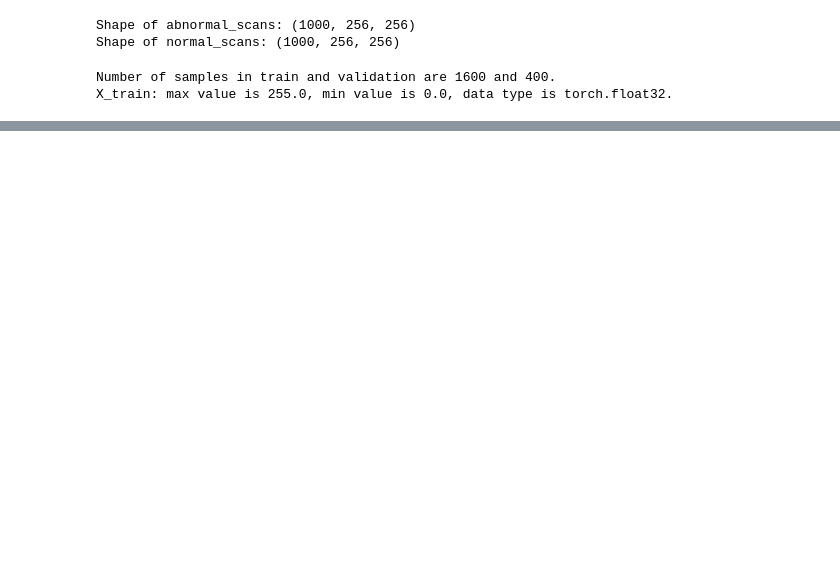
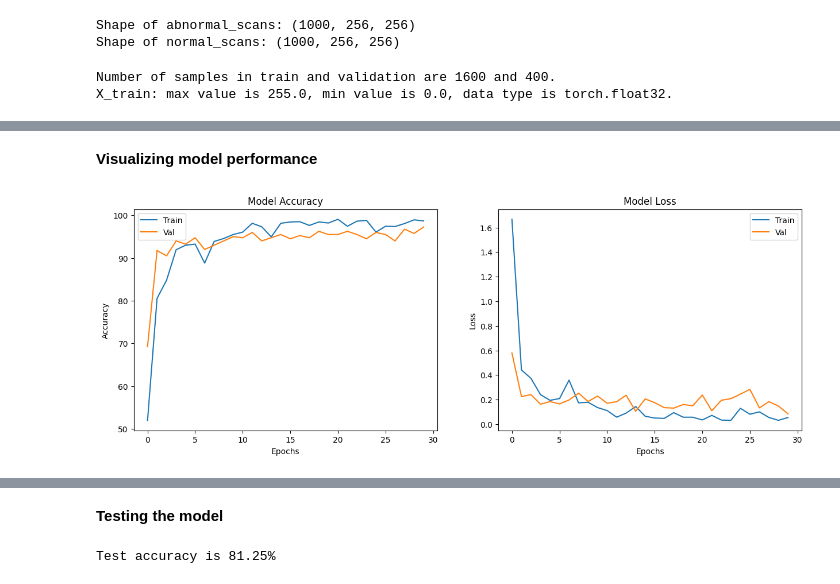
Before and after one commit to HD666g/NTHU_2023_DLBOI_HW, a Jupyter notebook: HW4/HW4.ipynb, the cells around one changed output, grey strips where cells are left out. Drawn from its saved outputs; the diff is of its cells as text; code cells hidden in the pictures; blank space fills up the shorter version.

```diff
--- a/HW4/HW4.ipynb
+++ b/HW4/HW4.ipynb
@@ -130,0 +600,18 @@ ResNet(
+# %%
+import torch.nn as nn
+import torch.nn.functional as F
+from torchvision import models
+
+model = models.alexnet(weights='IMAGENET1K_V1')
+
+# ConvNet as fixed feature extractor (freeze parameters)
+for param in model.parameters():
+    param.requires_grad = False
+
+num_ftrs = model.classifier[6].in_features
+
+# Here the size of each output sample is set to 2.
+# Alternatively, it can be generalized to ``nn.Linear(num_ftrs, len(class_names))``.
+model.fc = nn.Linear(num_ftrs, 2)
+model = model.cuda()
+print(model)
@@ -130,0 +730,31 @@ ResNet(
+# %% [markdown]
+**Visualizing model performance**
+# %%
+import matplotlib.pyplot as plt
+from google.colab import files
+
+fig, ax = plt.subplots(1, 2, figsize=(15, 5))
+
+# Plotting training and validation accuracy
+ax[0].plot(train_accuracies)
+ax[0].plot(val_accuracies)
+ax[0].set_title('Model Accuracy')
+ax[0].set_xlabel('Epochs')
+ax[0].set_ylabel('Accuracy')
+ax[0].legend(['Train', 'Val'])
+
+# Plotting training and validation loss
+ax[1].plot(train_losses)
+ax[1].plot(val_losses)
+ax[1].set_title('Model Loss')
+ax[1].set_xlabel('Epochs')
+ax[1].set_ylabel('Loss')
+ax[1].legend(['Train', 'Val'])
+
+
+plt.savefig('Alex_train.png')
+
+plt.show()
+files.download('Alex_train.png')
+# %% [output]
+[figure, added]
@@ -130,0 +763,30 @@ ResNet(
+# %% [markdown]
+**Testing the model**
+# %%
+# Load the trained weights
+model.load_state_dict(torch.load('classification_Alex.pth'))
+
+# Set the model to evaluation mode
+model.eval()
+
+test_correct = 0
+test_total = 0
+
+with torch.no_grad():
+    for images, labels in test_loader:
+
+        images = images.cuda()
+        images = images / 255.
+
+        labels = labels.cuda()
+        labels = labels.long()
+
+        outputs = model(images)
+
+        predicted = outputs.argmax(-1)
+        test_correct += (predicted.float() == labels).sum().item()
+        test_total += labels.size(0)
+
+print(f'Test accuracy is {100. * test_correct / test_total}%')
+# %% [output]
+Test accuracy is 81.25%
```
Also changed, not shown: parts of 38 cells of this notebook.
